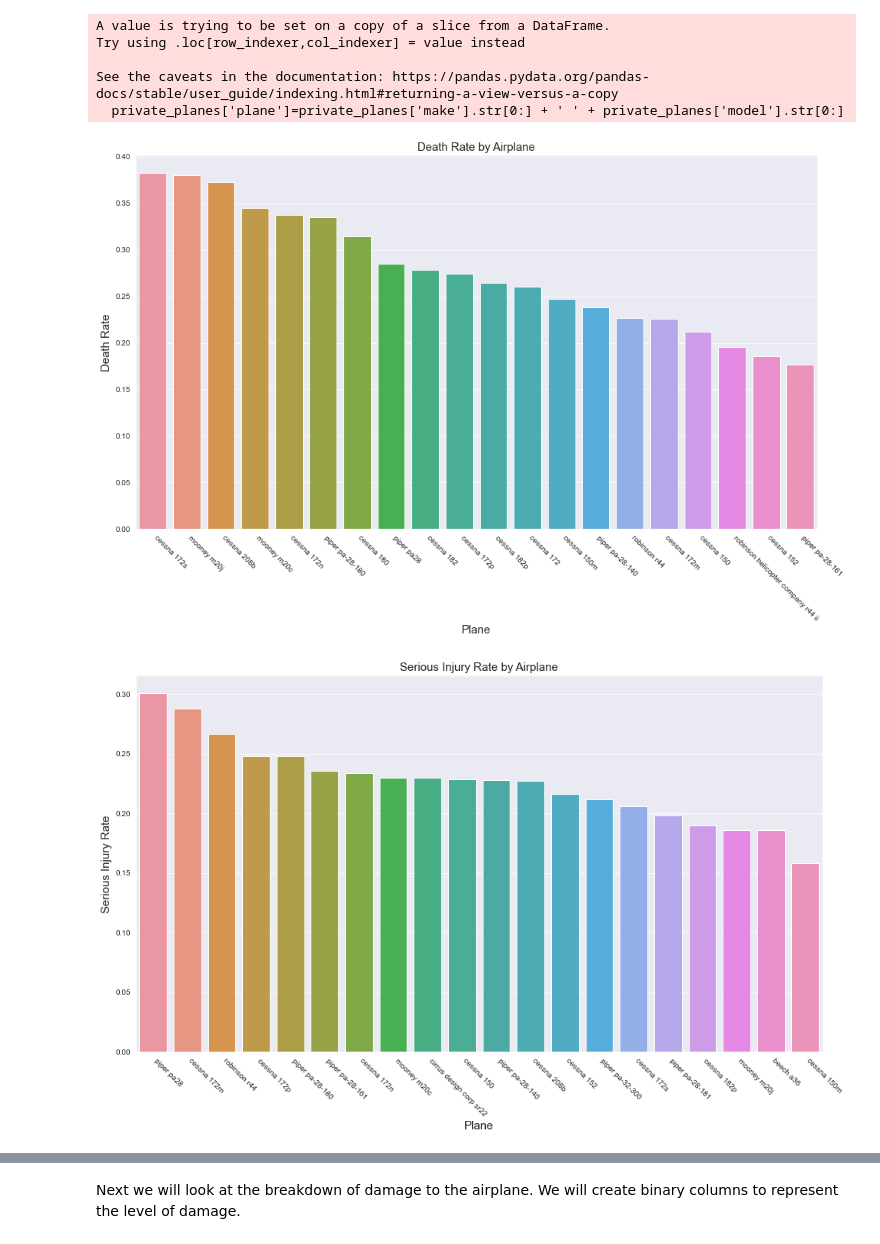
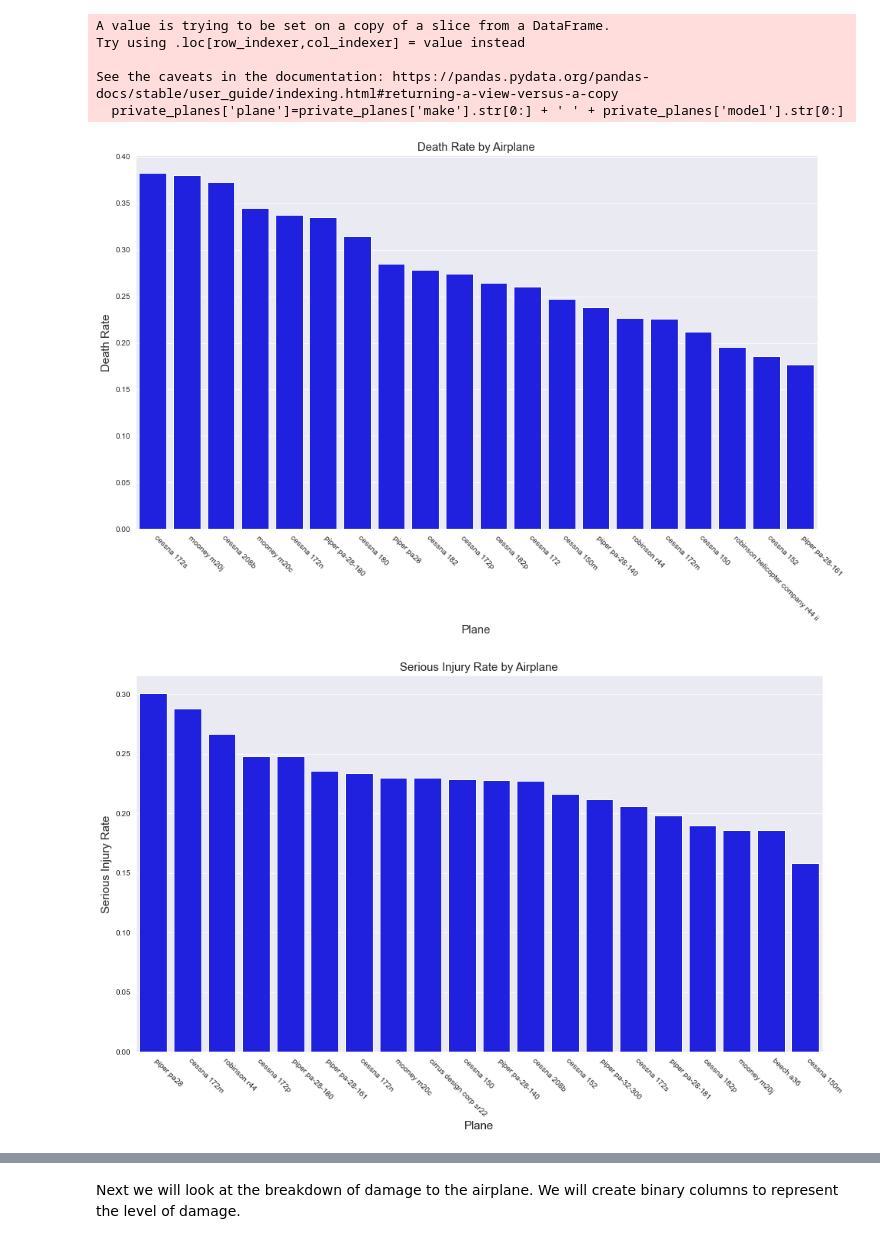
Before and after one commit to jtjohn172/Aviation-Data-Analysis-Project, a Jupyter notebook: Peanut_Butter_Inc_Notebook.ipynb, the cells around one changed output, grey strips where cells are left out. Saved outputs shown, nothing was run; the diff lists cells and outputs as text; code cells hidden in the pictures.

```diff
--- a/Peanut_Butter_Inc_Notebook.ipynb
+++ b/Peanut_Butter_Inc_Notebook.ipynb
@@ -119,7 +120,6 @@ df = df[df['country'] == 'united states']
 # Split location column into city and state columns + Cleaning format
 df[['city', 'state']] = df['location'].str.split(', ', n=1, expand=True)
 df['city'] = df['city'].str.lower()
-df['state'] = df['state'].str.lower()
 
 # Droping 7 missing null values in location
 df.dropna(subset=['location'], inplace=True)
@@ -276,30 +320,30 @@ See the caveats in the documentation: https://pandas.pydata.org/pandas-docs/stab
 # %%
 #Viewing lowest death rates by airplane make/model
 fig, ax=plt.subplots(figsize=(16,9))
 sns.set_style('darkgrid')
-f=sns.barplot(data=top_private_planes, x=death_rates.index[-20:], y=death_rates.values[-20:])
+f=sns.barplot(data=top_private_planes, x=death_rates.index[-20:], y=death_rates.values[-20:], color='blue')
 f.set_title('Death Rate by Airplane', fontsize=15)
 f.set_xlabel('Plane', fontsize=15)
 f.set_ylabel('Death Rate', fontsize=15)
 f.set_xticklabels(death_rates.index[-20:], rotation=-45, ha='left');
 
-#Viewing lowest injury rates by airplane make/model
+#Viewing lowest Serious injury rates by airplane make/model
 fig, ax=plt.subplots(figsize=(16,9))
 sns.set_style('darkgrid')
-f=sns.barplot(data=top_private_planes, x=serious_injury_rates.index[-20:], y=serious_injury_rates.values[-20:])
+f=sns.barplot(data=top_private_planes, x=serious_injury_rates.index[-20:], y=serious_injury_rates.values[-20:], color='blue')
 f.set_title('Serious Injury Rate by Airplane', fontsize=15)
 f.set_xlabel('Plane', fontsize=15)
 f.set_ylabel('Serious Injury Rate', fontsize=15)
 f.set_xticklabels(serious_injury_rates.index[-20:], rotation=-45, ha='left');
 
-#Viewing minor injury rates by airplane make/model
+#Viewing Lowest Minor injury rates by airplane make/model
 fig, ax=plt.subplots(figsize=(16,9))
 sns.set_style('darkgrid')
-f=sns.barplot(data=top_private_planes, x=minor_injury_rates.index[-20:], y=minor_injury_rates.values[-20:])
+f=sns.barplot(data=top_private_planes, x=minor_injury_rates.index[-20:], y=minor_injury_rates.values[-20:], color='blue')
 f.set_title('Minor Injury Rate by Airplane', fontsize=15)
 f.set_xlabel('Plane', fontsize=15)
 f.set_ylabel('Minor Injury Rate', fontsize=15)
 f.set_xticklabels(minor_injury_rates.index[-20:], rotation=-45, ha='left');
 # %% [output]
-[figure, old version]
+[figure, new version]
-[figure, old version]
+[figure, new version]
```
Also changed, not shown: parts of 39 cells of this notebook.
